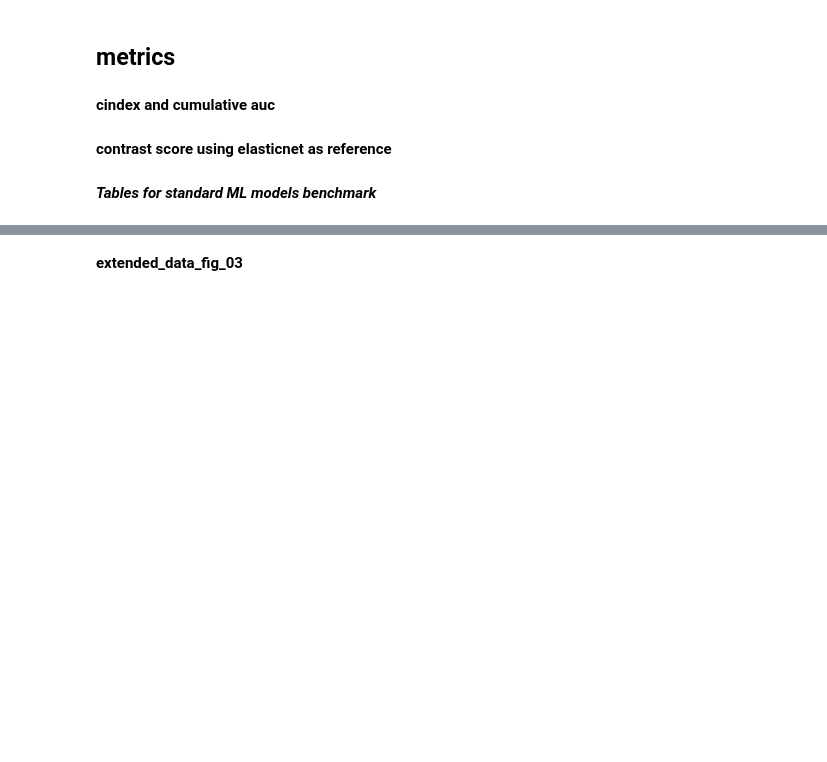
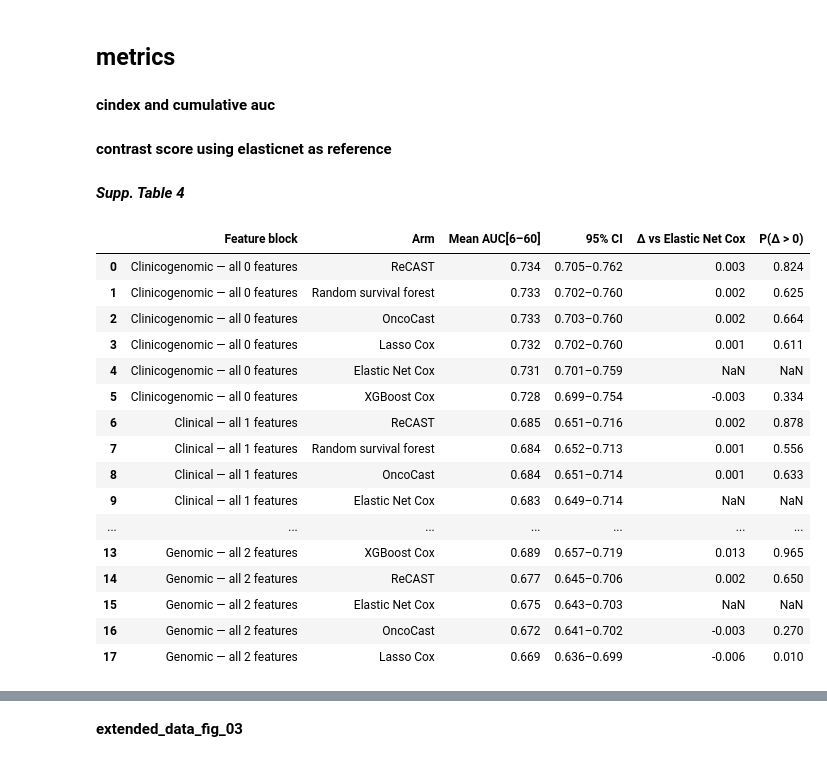
Before and after one commit to lboscolobielo/CDKPredict, a Jupyter notebook: code/model_benchmark.ipynb, the cells around one changed output, grey strips where cells are left out. Cells and saved outputs as stored; diff of their text form; code cells hidden in the pictures; blank space fills up the shorter version.

Commit message:
added benchmark files and updated readme

```diff
--- a/code/model_benchmark.ipynb
+++ b/code/model_benchmark.ipynb
@@ -370,5 +386,5 @@ for metric in ['cindex', 'mean_auc_6_60']:
             })
 paired_deltas = pd.DataFrame(paired_rows)
 # %% [markdown]
-***Tables for standard ML models benchmark***
+***Supp. Table 4***
 # %%
@@ -438,3 +455,23 @@ for sheet, metric, low, high, label in [
 
 # tables['Mean AUC 6-60'].to_excel('/home/boscoll/Projects/cdk_predict/results/tables/auc_ML_models.xlsx')
 # tables['C-index'].to_excel('/home/boscoll/Projects/cdk_predict/results/tables/cindex_ML_models.xlsx')
+# %%
+tables['Mean AUC 6-60']
+# %% [output]
+|  | Feature block | Arm | Mean AUC[6–60] | 95% CI | Δ vs Elastic Net Cox | P(Δ > 0) |
+| 0 | Clinicogenomic — all 0 features | ReCAST | 0.734 | 0.705–0.762 | 0.003 | 0.824 |
+| 1 | Clinicogenomic — all 0 features | Random survival forest | 0.733 | 0.702–0.760 | 0.002 | 0.625 |
+| 2 | Clinicogenomic — all 0 features | OncoCast | 0.733 | 0.703–0.760 | 0.002 | 0.664 |
+| 3 | Clinicogenomic — all 0 features | Lasso Cox | 0.732 | 0.702–0.760 | 0.001 | 0.611 |
+| 4 | Clinicogenomic — all 0 features | Elastic Net Cox | 0.731 | 0.701–0.759 | NaN | NaN |
+| 5 | Clinicogenomic — all 0 features | XGBoost Cox | 0.728 | 0.699–0.754 | -0.003 | 0.334 |
+| 6 | Clinical — all 1 features | ReCAST | 0.685 | 0.651–0.716 | 0.002 | 0.878 |
+| 7 | Clinical — all 1 features | Random survival forest | 0.684 | 0.652–0.713 | 0.001 | 0.556 |
+| 8 | Clinical — all 1 features | OncoCast | 0.684 | 0.651–0.714 | 0.001 | 0.633 |
+| 9 | Clinical — all 1 features | Elastic Net Cox | 0.683 | 0.649–0.714 | NaN | NaN |
+| ... | ... | ... | ... | ... | ... | ... |
+| 13 | Genomic — all 2 features | XGBoost Cox | 0.689 | 0.657–0.719 | 0.013 | 0.965 |
+| 14 | Genomic — all 2 features | ReCAST | 0.677 | 0.645–0.706 | 0.002 | 0.650 |
+| 15 | Genomic — all 2 features | Elastic Net Cox | 0.675 | 0.643–0.703 | NaN | NaN |
+| 16 | Genomic — all 2 features | OncoCast | 0.672 | 0.641–0.702 | -0.003 | 0.270 |
+| 17 | Genomic — all 2 features | Lasso Cox | 0.669 | 0.636–0.699 | -0.006 | 0.010 |
```
Also changed, not shown: parts of 11 cells of this notebook, 4 other files.
